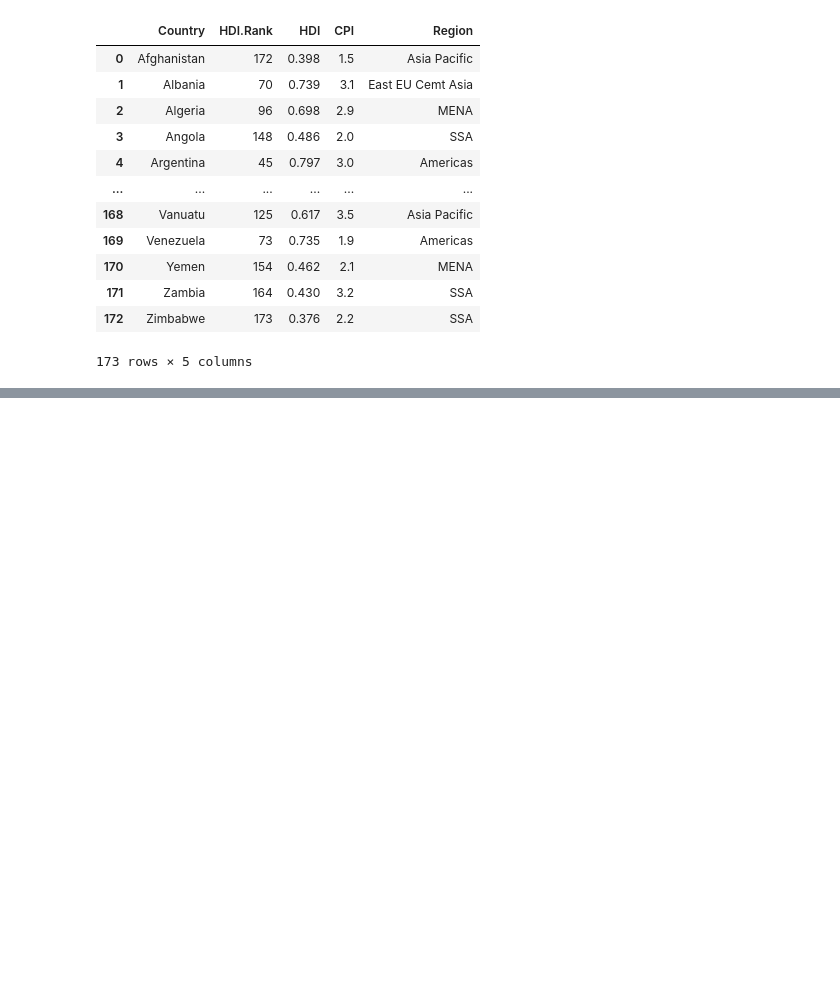
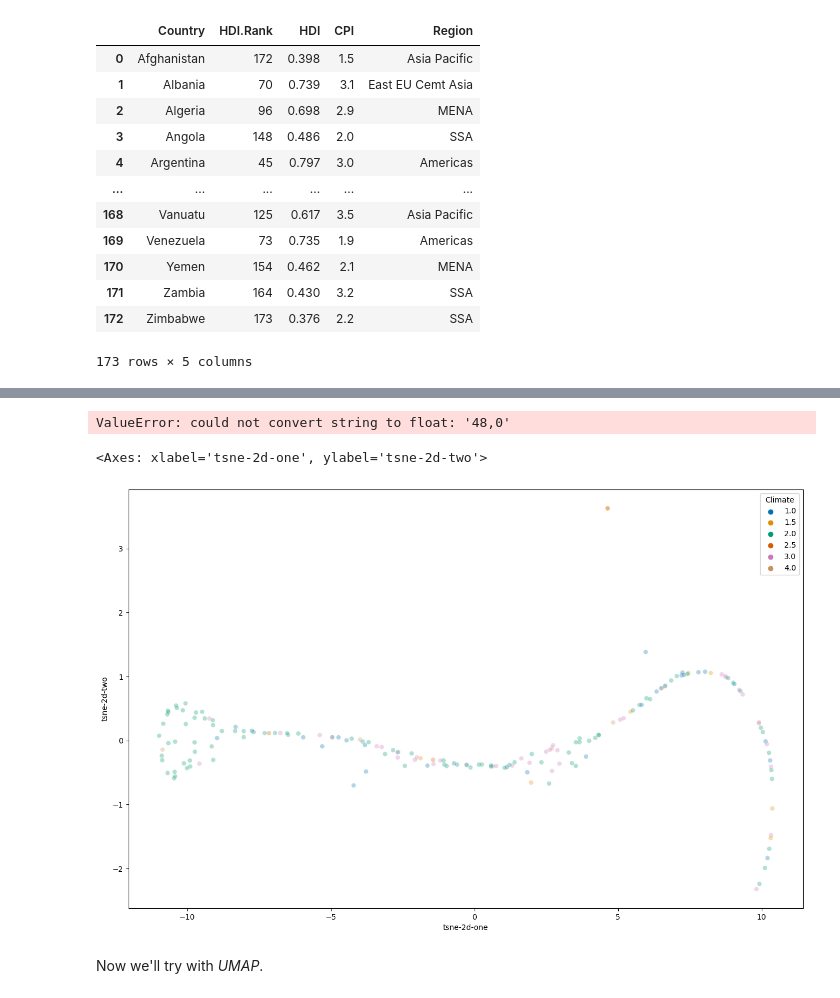
Before and after one commit to cassolseba/data-visualization-lab, a Jupyter notebook: past_exams/2020.06.12_dvl/2020.06.12_try/2020.06.12_try.ipynb, the cells around one changed output, grey strips where cells are left out. Drawn from its saved outputs; the diff is of its cells as text; code cells hidden in the pictures; blank space fills up the shorter version.

```diff
--- a/past_exams/2020.06.12_dvl/2020.06.12_try/2020.06.12_try.ipynb
+++ b/past_exams/2020.06.12_dvl/2020.06.12_try/2020.06.12_try.ipynb
@@ -61,0 +162,7 @@ countries = data.Country.unique().tolist()
+# %%
+# we don't need info about country and region
+contries_dataset = countries_dataset.dropna()
+
+countries_dataset = contries_dataset.iloc[:, 2:]
+
+countries_dataset
@@ -61,0 +183,4 @@ countries = data.Country.unique().tolist()
+# %%
+columns = countries_dataset.columns
+
+columns
@@ -61,0 +199,33 @@ countries = data.Country.unique().tolist()
+# %%
+for col in columns:
+    if countries_dataset[col].dtype == str:
+        for i in contries_dataset[col].index:
+            str = countries_dataset[col][i]
+            str = str.replace(',', '.')
+            countries_dataset[col][i] = float(str)
+# %%
+time_start = time.time()
+tsne = TSNE(n_components=2, verbose=1, perplexity=40, n_iter=300)
+tsne_results = tsne.fit_transform(countries_dataset)
+print('t-SNE done! Time elapsed: {} seconds'.format(time.time()-time_start))
+# %% [output]
+ValueError: could not convert string to float: '48,0'
+# %%
+countries_dataset['tsne-2d-one'] = tsne_results[:,0]
+countries_dataset['tsne-2d-two'] = tsne_results[:,1]
+
+plt.figure(figsize=(16,10))
+sns.scatterplot(
+    x="tsne-2d-one",
+    y="tsne-2d-two",
+    hue="Climate",
+    palette=sns.color_palette("colorblind", 6),
+    data=countries_dataset,
+    legend="full",
+    alpha=0.3
+)
+# %% [output]
+<Axes: xlabel='tsne-2d-one', ylabel='tsne-2d-two'>
+[figure, added]
+# %% [markdown]
+Now we'll try with *UMAP*.
```
Also changed, not shown: parts of 31 cells of this notebook.
